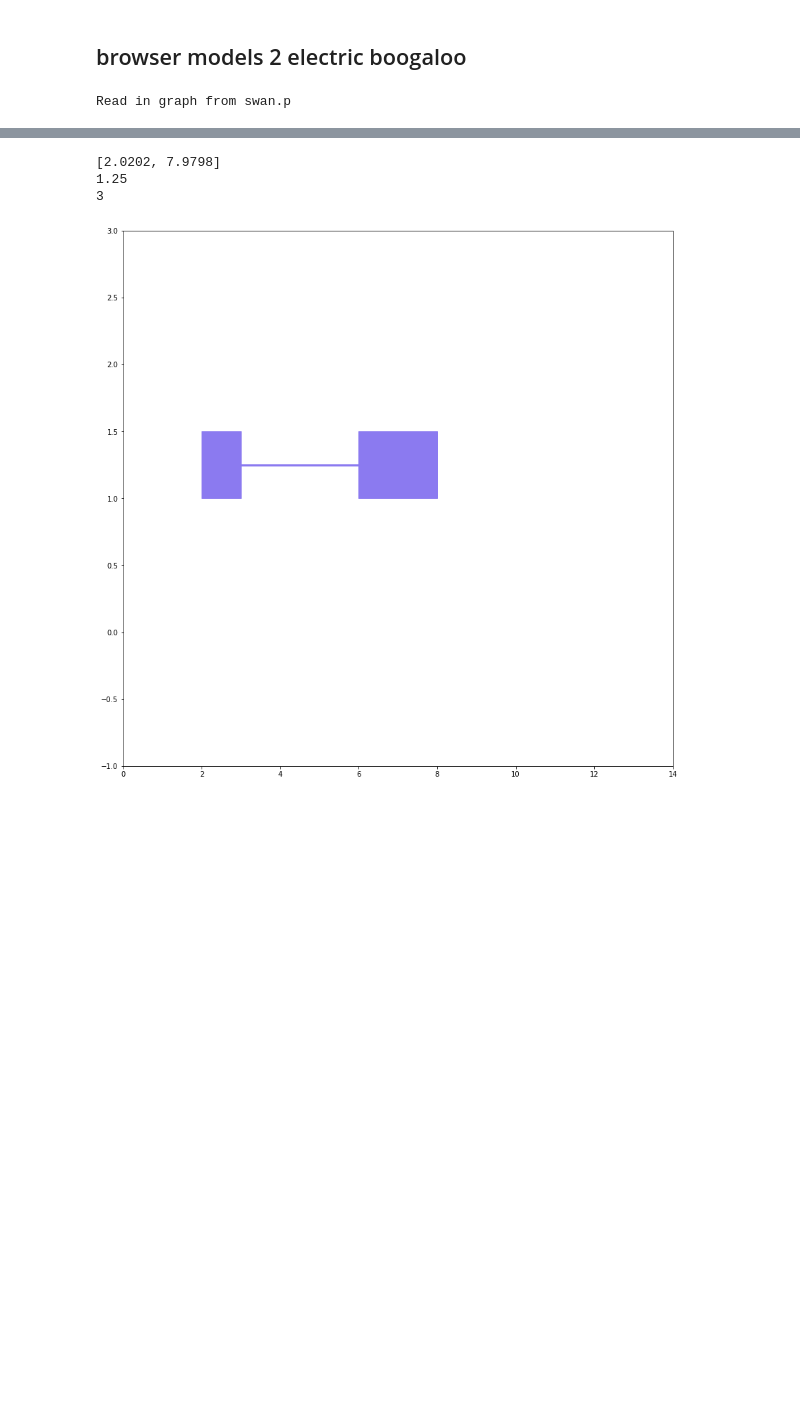
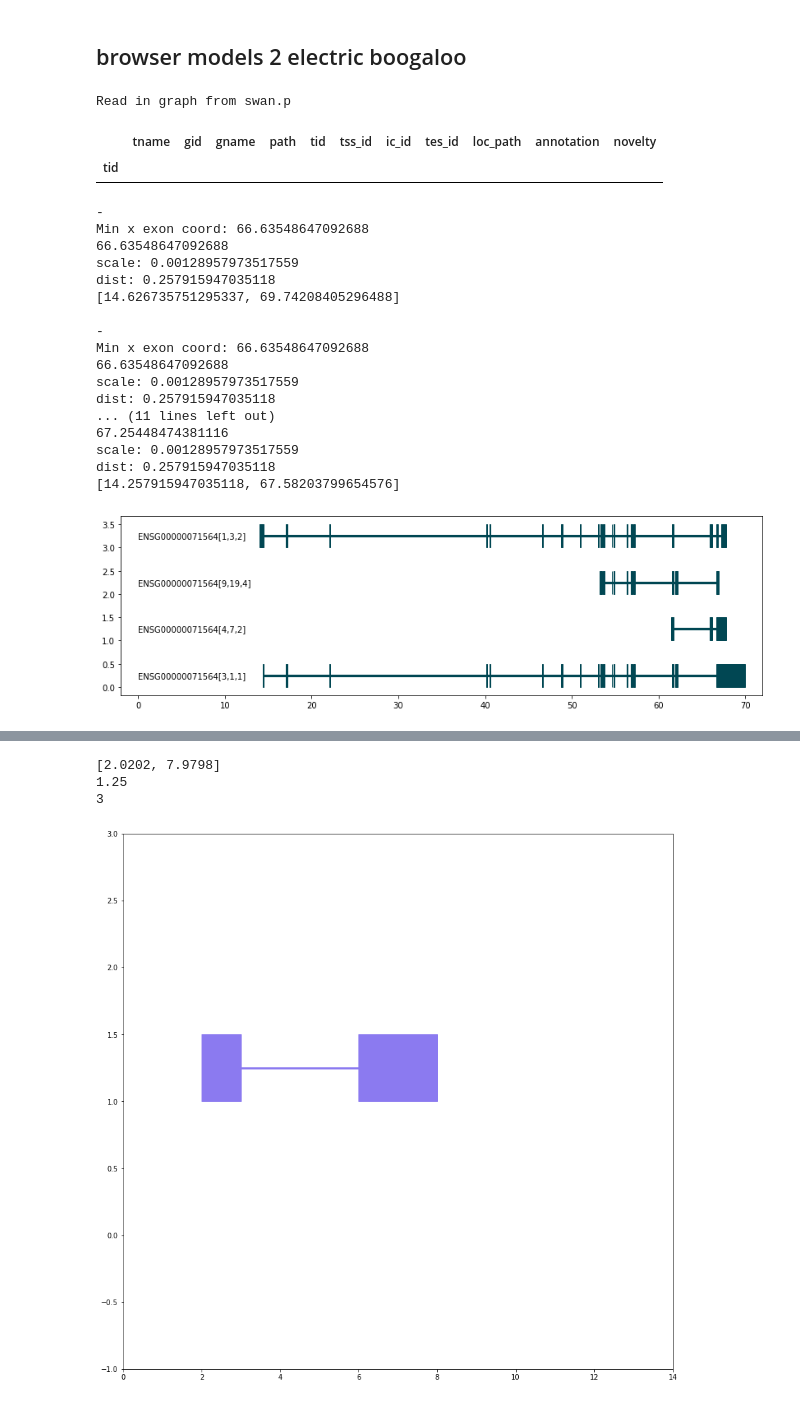
Before and after one commit to fairliereese/rnawg, a Jupyter notebook: lr_bulk/cerberus/swan/swan_dev.ipynb, the cells around one changed output, grey strips where cells are left out. Drawn from its saved outputs; the diff is of its cells as text; code cells hidden in the pictures; blank space fills up the shorter version.

Commit message:
continuing improving matplotlib browser model plotting

```diff
--- a/lr_bulk/cerberus/swan/swan_dev.ipynb
+++ b/lr_bulk/cerberus/swan/swan_dev.ipynb
@@ -17,9 +26,15 @@ sg.pg.init_plot_settings(sg, tid=tid,
                          browser=True)
 # %%
 # tid = 'ENSG00000102974[1,1,1]'
-tid = 'ENSG00000071564[1,1,1]'
+tid = 'ENSG00000071564[1,1,1]' # fwd strand t
+
 w = 14
-h = 0.5
-x = 0
+h = 0.1
+x = 100
 y = 1
 color = '#8b7af0'
+# %%
+sg.t_df.loc[sg.t_df.tid == 'ENST00000592395']
+# %% [output]
+|  | tname | gid | gname | path | tid | tss_id | ic_id | tes_id | loc_path | annotation | novelty |
+| tid |  |  |  |  |  |  |  |  |  |  |  |
@@ -25,0 +130,34 @@ color = '#8b7af0'
+# %%
+# TCF3, - strand gene
+
+plt.figure(1, figsize=(14, 4), frameon=False)
+ax = plt.gca()
+h = 0.5
+tids = ['ENSG00000071564[3,1,1]','ENSG00000071564[4,7,2]',
+        'ENSG00000071564[9,19,4]','ENSG00000071564[1,3,2]']
+for i, tid in enumerate(tids):
+    y = i
+    ax = browser_plot(sg, tid, y=i, x=14, h=h, w=56, ax=ax)
+    # ax = browser_plot(sg, tid, y=i, h=h, w=56, ax=ax)
+
+    ax.text(0,i+(h/2), tid, verticalalignment='center')
+    plt.xlim((-2, 72))
+# %% [output]
+-
+Min x exon coord: 66.63548647092688
+66.63548647092688
+scale: 0.00128957973517559
+dist: 0.257915947035118
+[14.626735751295337, 69.74208405296488]
+
+-
+Min x exon coord: 66.63548647092688
+66.63548647092688
+scale: 0.00128957973517559
+dist: 0.257915947035118
+... (11 lines left out)
+67.25448474381116
+scale: 0.00128957973517559
+dist: 0.257915947035118
+[14.257915947035118, 67.58203799654576]
+[figure, added]
```
Also changed, not shown: parts of 4 cells of this notebook.
